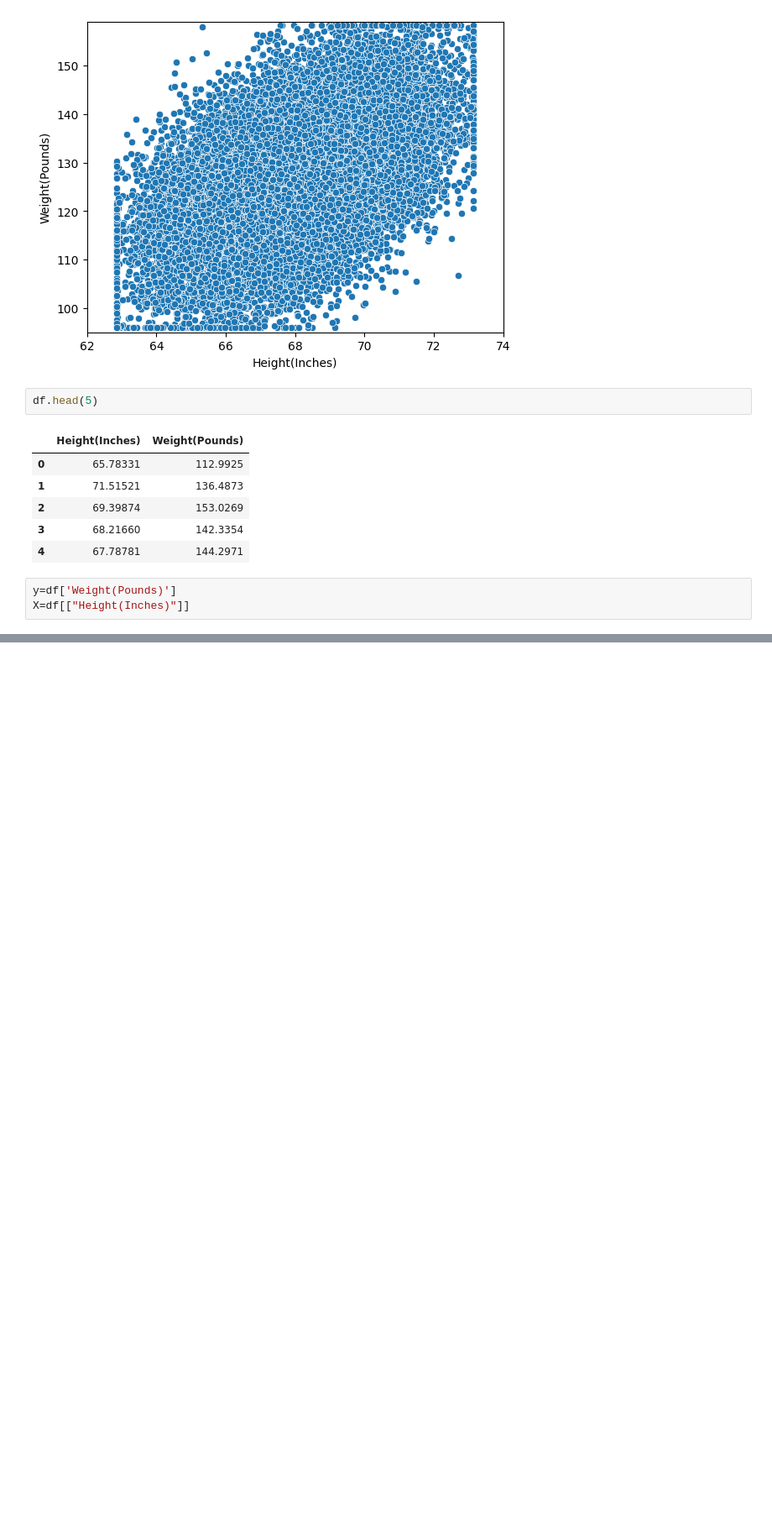
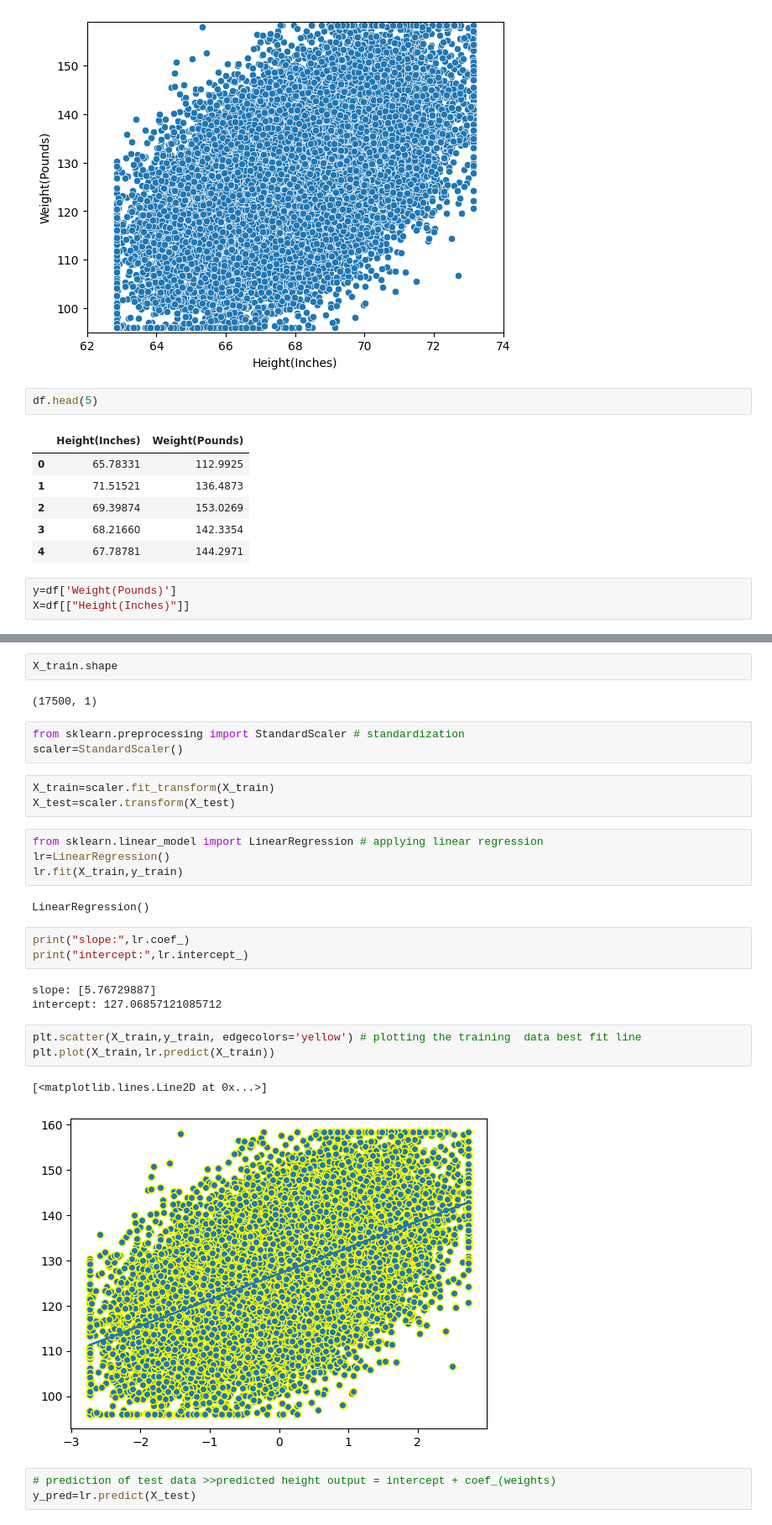
Before and after one commit to Mittesh-9/ML-Linear-Regression, a Jupyter notebook: notebooks/linear_regression.ipynb, the cells around one changed output, grey strips where cells are left out. Shown at 84% size. Cells and saved outputs as stored; diff of their text form; blank space fills up the shorter version.

```diff
--- a/notebooks/linear_regression.ipynb
+++ b/notebooks/linear_regression.ipynb
@@ -121 +121,32 @@ from sklearn.model_selection import train_test_split
 X_train,X_test,y_train,y_test= train_test_split(X,y, test_size=0.3,random_state=42)
+# %%
+X_train.shape
+# %% [output]
+(17500, 1)
+# %%
+from sklearn.preprocessing import StandardScaler # standardization
+scaler=StandardScaler()
+# %%
+X_train=scaler.fit_transform(X_train)
+X_test=scaler.transform(X_test)
+# %%
+from sklearn.linear_model import LinearRegression # applying linear regression
+lr=LinearRegression()
+lr.fit(X_train,y_train)
+# %% [output]
+LinearRegression()
+# %%
+print("slope:",lr.coef_)
+print("intercept:",lr.intercept_)
+# %% [output]
+slope: [5.76729887]
+intercept: 127.06857121085712
+# %%
+plt.scatter(X_train,y_train, edgecolors='yellow') # plotting the training  data best fit line
+plt.plot(X_train,lr.predict(X_train))
+# %% [output]
+[<matplotlib.lines.Line2D at 0x...>]
+[figure, added]
+# %%
+# prediction of test data >>predicted height output = intercept + coef_(weights)
+y_pred=lr.predict(X_test)
```
Also changed, not shown: parts of 7 cells of this notebook, 2 other files.
